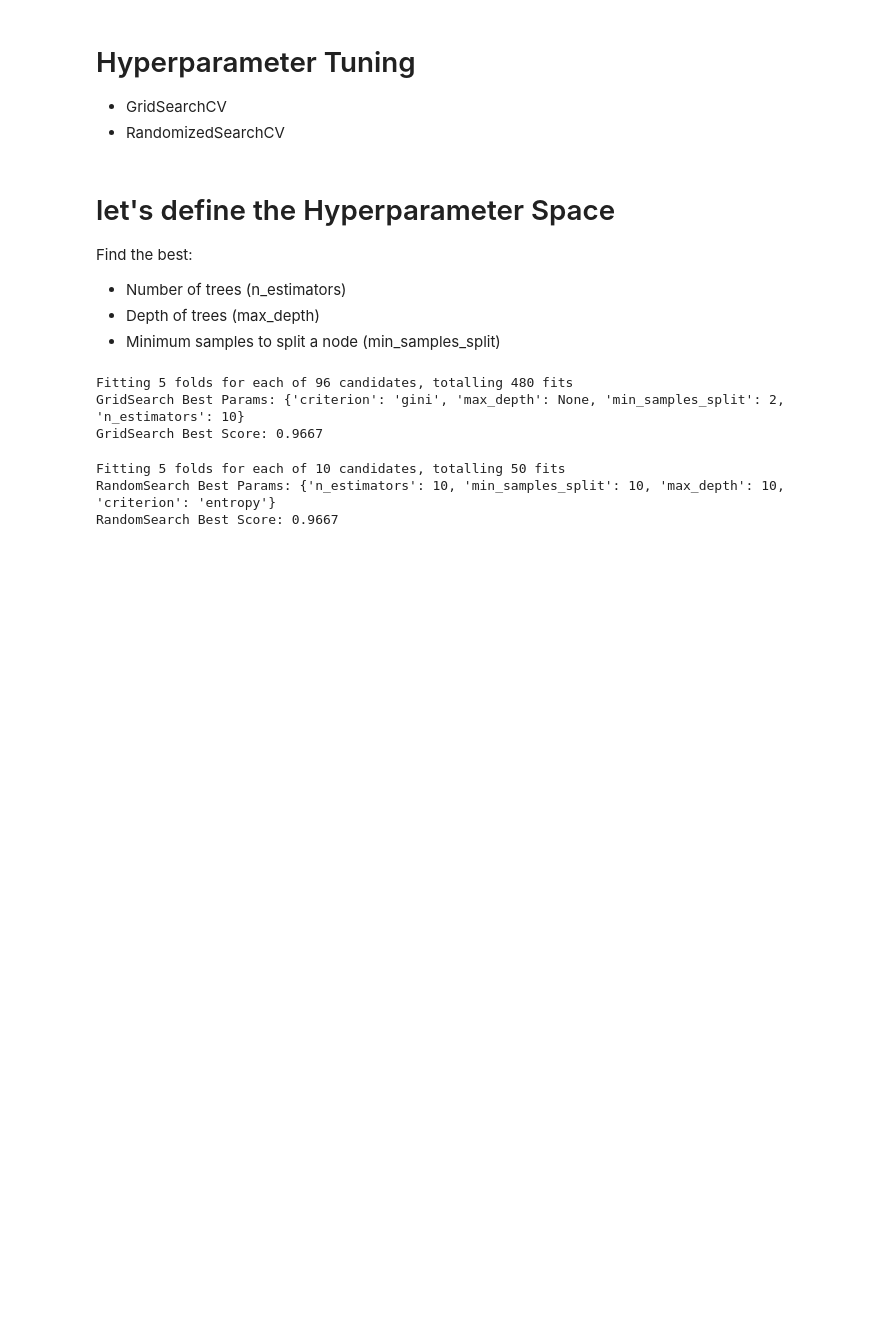
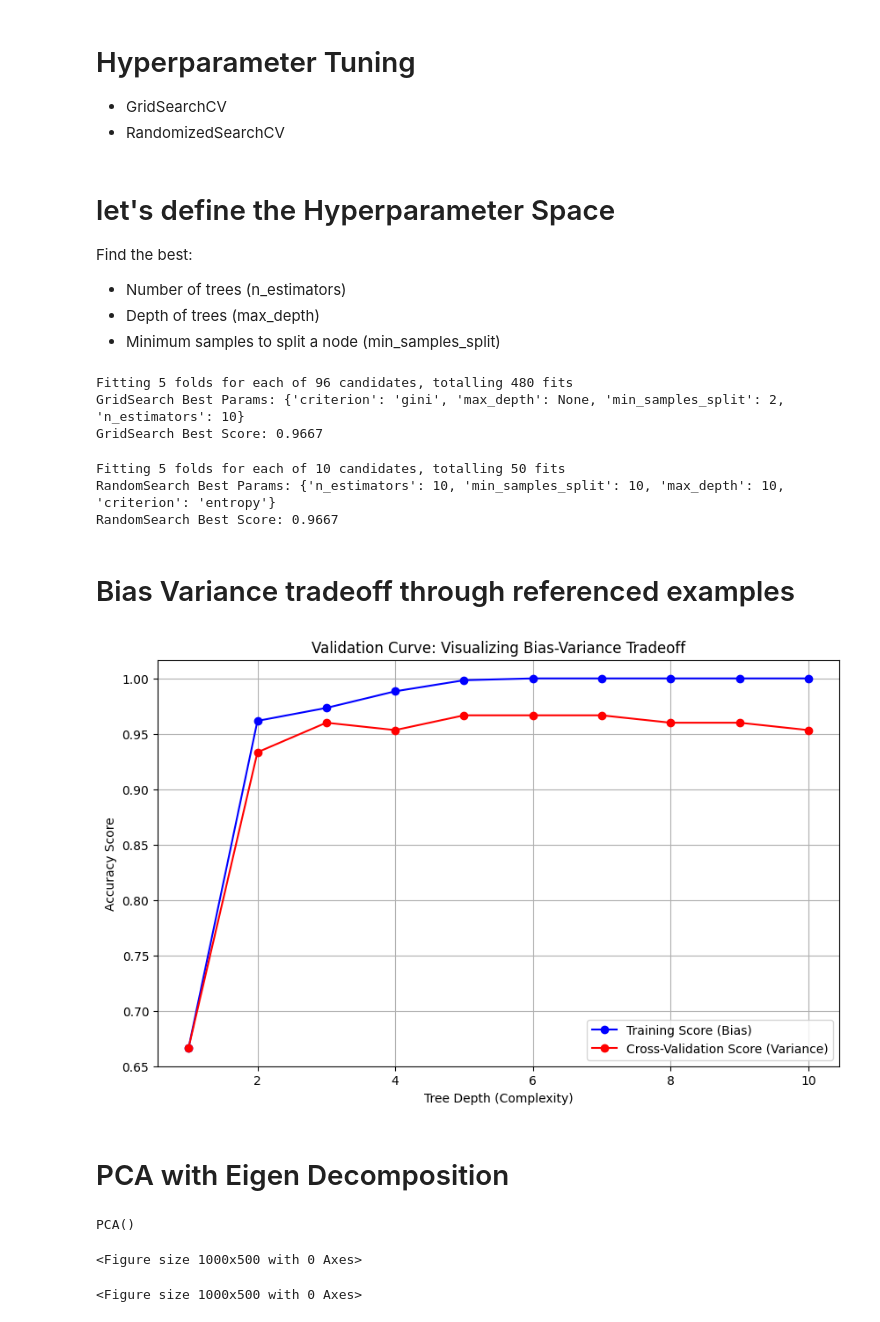
Before and after one commit to harshsu7/Linear-Regression, a Jupyter notebook: KFolds.ipynb, the cells around one changed output. Cells and saved outputs as stored; diff of their text form; code cells hidden in the pictures; blank space fills up the shorter version.

```diff
--- a/KFolds.ipynb
+++ b/KFolds.ipynb
@@ -85,3 +85,5 @@ print(f"RandomSearch Best Score: {random_search.best_score_:.4f}")
 Fitting 5 folds for each of 10 candidates, totalling 50 fits
 RandomSearch Best Params: {'n_estimators': 10, 'min_samples_split': 10, 'max_depth': 10, 'criterion': 'entropy'}
 RandomSearch Best Score: 0.9667
+# %% [markdown]
+# Bias Variance tradeoff through referenced examples
@@ -87,0 +96,34 @@ RandomSearch Best Score: 0.9667
+# %%
+# 1. Load Data
+iris = load_iris()
+X, y = iris.data, iris.target
+
+# 2.parameter range (Tree Depth from 1 to 10)
+param_range = np.arange(1, 11)
+# %%
+# 3. Calculate Training and Test scores using Cross-Validation
+train_scores, test_scores = validation_curve(
+    DecisionTreeClassifier(), X, y,
+    param_name="max_depth",
+    param_range=param_range,
+    cv=5, scoring="accuracy"
+)
+
+# 4. Calculate Mean and Standard Deviation
+train_mean = np.mean(train_scores, axis=1)
+test_mean = np.mean(test_scores, axis=1)
+# %%
+# 5. Plot the Bias-Variance Tradeoff
+plt.figure(figsize=(10, 6))
+plt.plot(param_range, train_mean, label="Training Score (Bias)", color="blue", marker='o')
+plt.plot(param_range, test_mean, label="Cross-Validation Score (Variance)", color="red", marker='o')
+plt.title("Validation Curve: Visualizing Bias-Variance Tradeoff")
+plt.xlabel("Tree Depth (Complexity)")
+plt.ylabel("Accuracy Score")
+plt.legend(loc="best")
+plt.grid()
+plt.show()
+# %% [output]
+[figure, added]
+# %% [markdown]
+# PCA with Eigen Decomposition
@@ -87,0 +134,19 @@ RandomSearch Best Score: 0.9667
+# %%
+# 1. Load data with 30 features (High potential for Variance!)
+data = load_breast_cancer()
+X = StandardScaler().fit_transform(data.data)
+
+# 2. Apply PCA (Keep all components to see the full picture)
+pca = PCA()
+pca.fit(X)
+# %% [output]
+PCA()
+# %%
+# 3. Cumulative Explained Variance
+cumulative_variance = np.cumsum(pca.explained_variance_ratio_)
+
+# 4. Plotting the Scree Plot + Cumulative Variance
+plt.figure(figsize=(10, 5))
+# %% [output]
+<Figure size 1000x500 with 0 Axes>
+<Figure size 1000x500 with 0 Axes>
```
Also changed, not shown: parts of 3 cells of this notebook.
